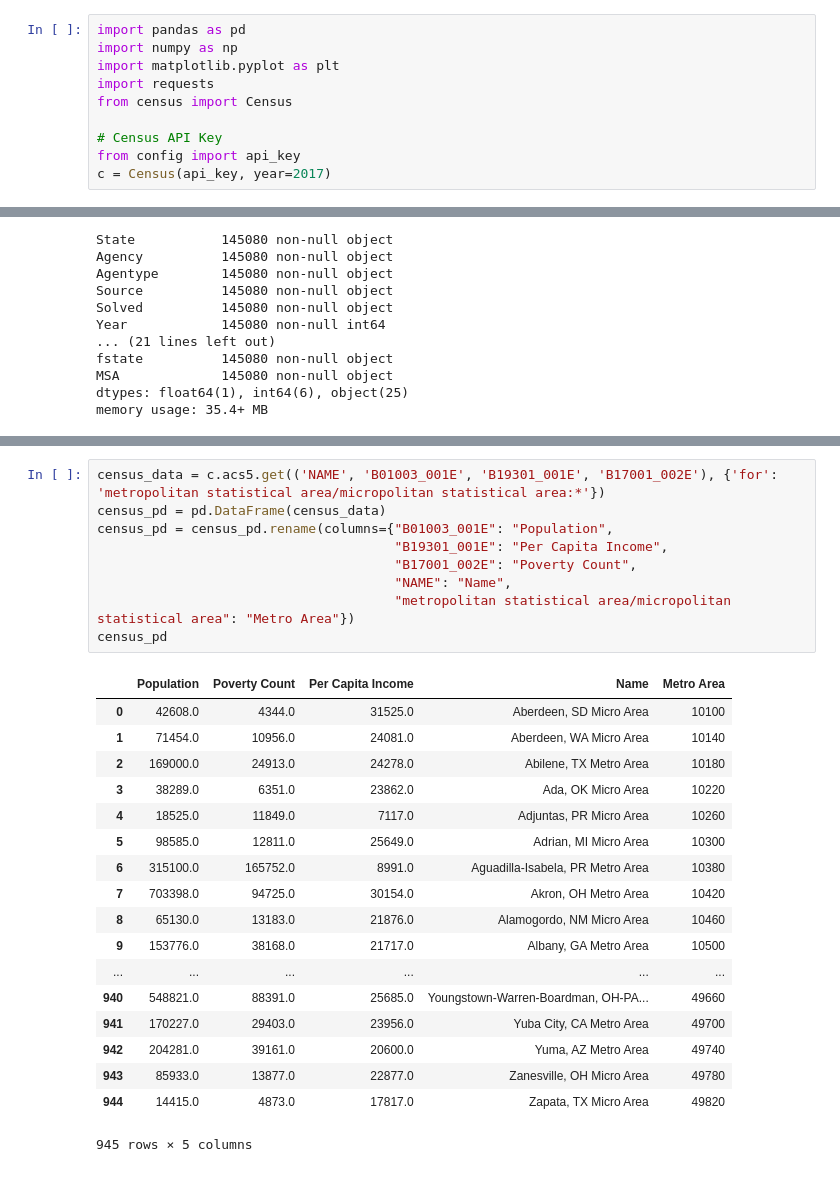
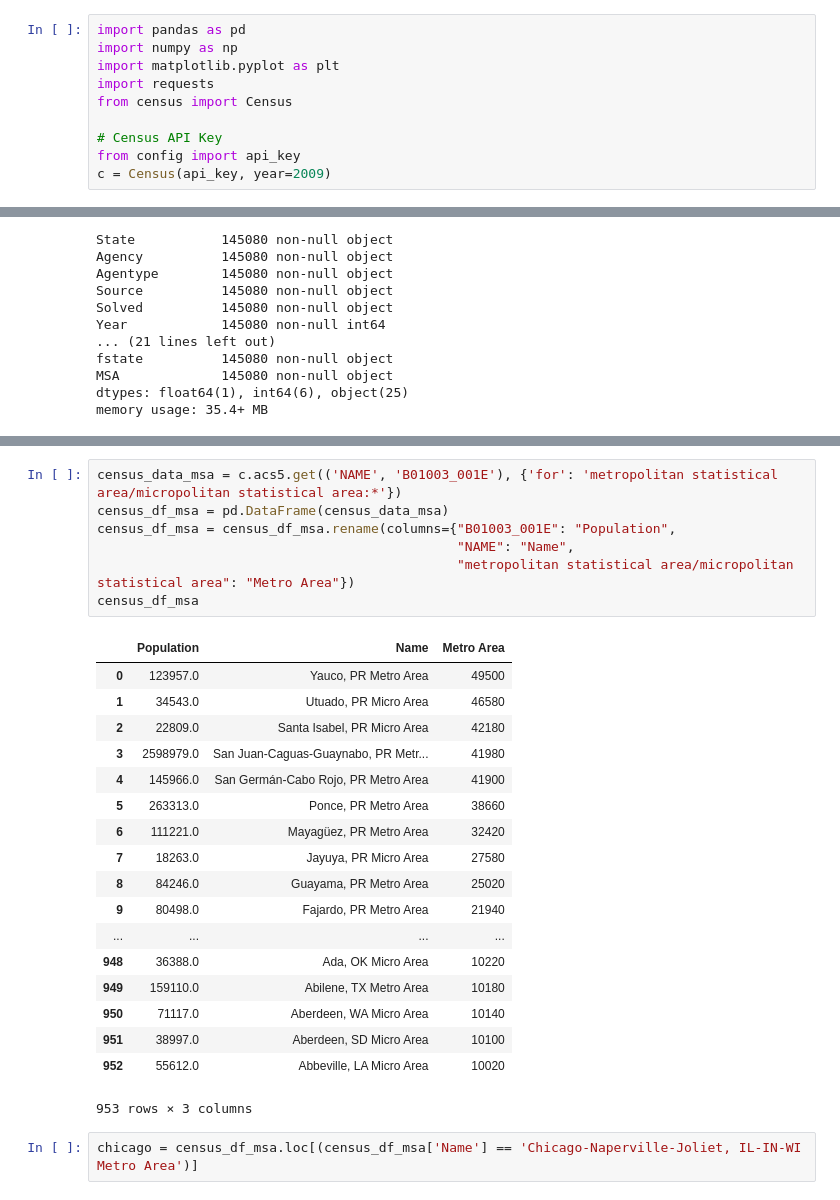
Before and after one commit to bendgame/Project-one, a Jupyter notebook: rural_v_urban_crime.ipynb, the cells around one changed output, grey strips where cells are left out. Cells and saved outputs as stored; diff of their text form.

```diff
--- a/rural_v_urban_crime.ipynb
+++ b/rural_v_urban_crime.ipynb
@@ -7,7 +7,7 @@ from census import Census
 
 # Census API Key
 from config import api_key
-c = Census(api_key, year=2017)
+c = Census(api_key, year=2009)
 # %%
 midwest_data = pd.read_csv('MidwestMurderData.csv')
 midwest_data.info()
@@ -53,28 +54,28 @@ midwest_data.head(100)
 # %%
-census_data = c.acs5.get(('NAME', 'B01003_001E', 'B19301_001E', 'B17001_002E'), {'for': 'metropolitan statistical area/micropolitan statistical area:*'})
-census_pd = pd.DataFrame(census_data)
-census_pd = census_pd.rename(columns={"B01003_001E": "Population",
-                                      "B19301_001E": "Per Capita Income",
-                                      "B17001_002E": "Poverty Count",
-                                      "NAME": "Name",
-                                      "metropolitan statistical area/micropolitan statistical area": "Metro Area"})
-census_pd
+census_data_msa = c.acs5.get(('NAME', 'B01003_001E'), {'for': 'metropolitan statistical area/micropolitan statistical area:*'})
+census_df_msa = pd.DataFrame(census_data_msa)
+census_df_msa = census_df_msa.rename(columns={"B01003_001E": "Population",
+                                              "NAME": "Name",
+                                              "metropolitan statistical area/micropolitan statistical area": "Metro Area"})
+census_df_msa
 # %% [output]
-|  | Population | Poverty Count | Per Capita Income | Name | Metro Area |
-| 0 | 42608.0 | 4344.0 | 31525.0 | Aberdeen, SD Micro Area | 10100 |
-| 1 | 71454.0 | 10956.0 | 24081.0 | Aberdeen, WA Micro Area | 10140 |
-| 2 | 169000.0 | 24913.0 | 24278.0 | Abilene, TX Metro Area | 10180 |
-| 3 | 38289.0 | 6351.0 | 23862.0 | Ada, OK Micro Area | 10220 |
-| 4 | 18525.0 | 11849.0 | 7117.0 | Adjuntas, PR Micro Area | 10260 |
-| 5 | 98585.0 | 12811.0 | 25649.0 | Adrian, MI Micro Area | 10300 |
-| 6 | 315100.0 | 165752.0 | 8991.0 | Aguadilla-Isabela, PR Metro Area | 10380 |
-| 7 | 703398.0 | 94725.0 | 30154.0 | Akron, OH Metro Area | 10420 |
-| 8 | 65130.0 | 13183.0 | 21876.0 | Alamogordo, NM Micro Area | 10460 |
-| 9 | 153776.0 | 38168.0 | 21717.0 | Albany, GA Metro Area | 10500 |
-| ... | ... | ... | ... | ... | ... |
-| 940 | 548821.0 | 88391.0 | 25685.0 | Youngstown-Warren-Boardman, OH-PA... | 49660 |
-| 941 | 170227.0 | 29403.0 | 23956.0 | Yuba City, CA Metro Area | 49700 |
-| 942 | 204281.0 | 39161.0 | 20600.0 | Yuma, AZ Metro Area | 49740 |
-| 943 | 85933.0 | 13877.0 | 22877.0 | Zanesville, OH Micro Area | 49780 |
-| 944 | 14415.0 | 4873.0 | 17817.0 | Zapata, TX Micro Area | 49820 |
+|  | Population | Name | Metro Area |
+| 0 | 123957.0 | Yauco, PR Metro Area | 49500 |
+| 1 | 34543.0 | Utuado, PR Micro Area | 46580 |
+| 2 | 22809.0 | Santa Isabel, PR Micro Area | 42180 |
+| 3 | 2598979.0 | San Juan-Caguas-Guaynabo, PR Metr... | 41980 |
+| 4 | 145966.0 | San Germán-Cabo Rojo, PR Metro Area | 41900 |
+| 5 | 263313.0 | Ponce, PR Metro Area | 38660 |
+| 6 | 111221.0 | Mayagüez, PR Metro Area | 32420 |
+| 7 | 18263.0 | Jayuya, PR Micro Area | 27580 |
+| 8 | 84246.0 | Guayama, PR Metro Area | 25020 |
+| 9 | 80498.0 | Fajardo, PR Metro Area | 21940 |
+| ... | ... | ... | ... |
+| 948 | 36388.0 | Ada, OK Micro Area | 10220 |
+| 949 | 159110.0 | Abilene, TX Metro Area | 10180 |
+| 950 | 71117.0 | Aberdeen, WA Micro Area | 10140 |
+| 951 | 38997.0 | Aberdeen, SD Micro Area | 10100 |
+| 952 | 55612.0 | Abbeville, LA Micro Area | 10020 |
-945 rows × 5 columns
+953 rows × 3 columns
+# %%
+chicago = census_df_msa.loc[(census_df_msa['Name'] == 'Chicago-Naperville-Joliet, IL-IN-WI Metro Area')]
```
Also changed, not shown: parts of 4 cells of this notebook, 1 other file.
